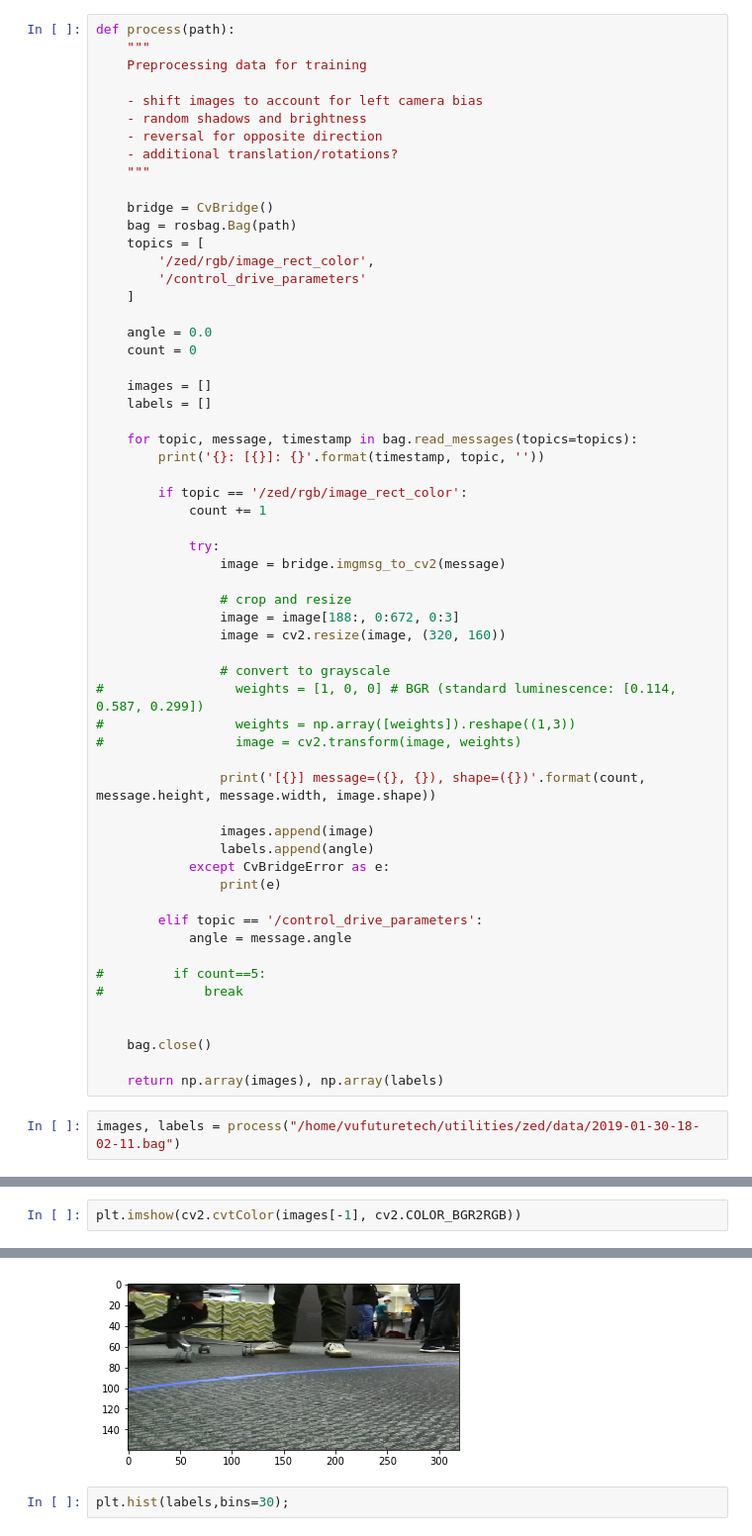
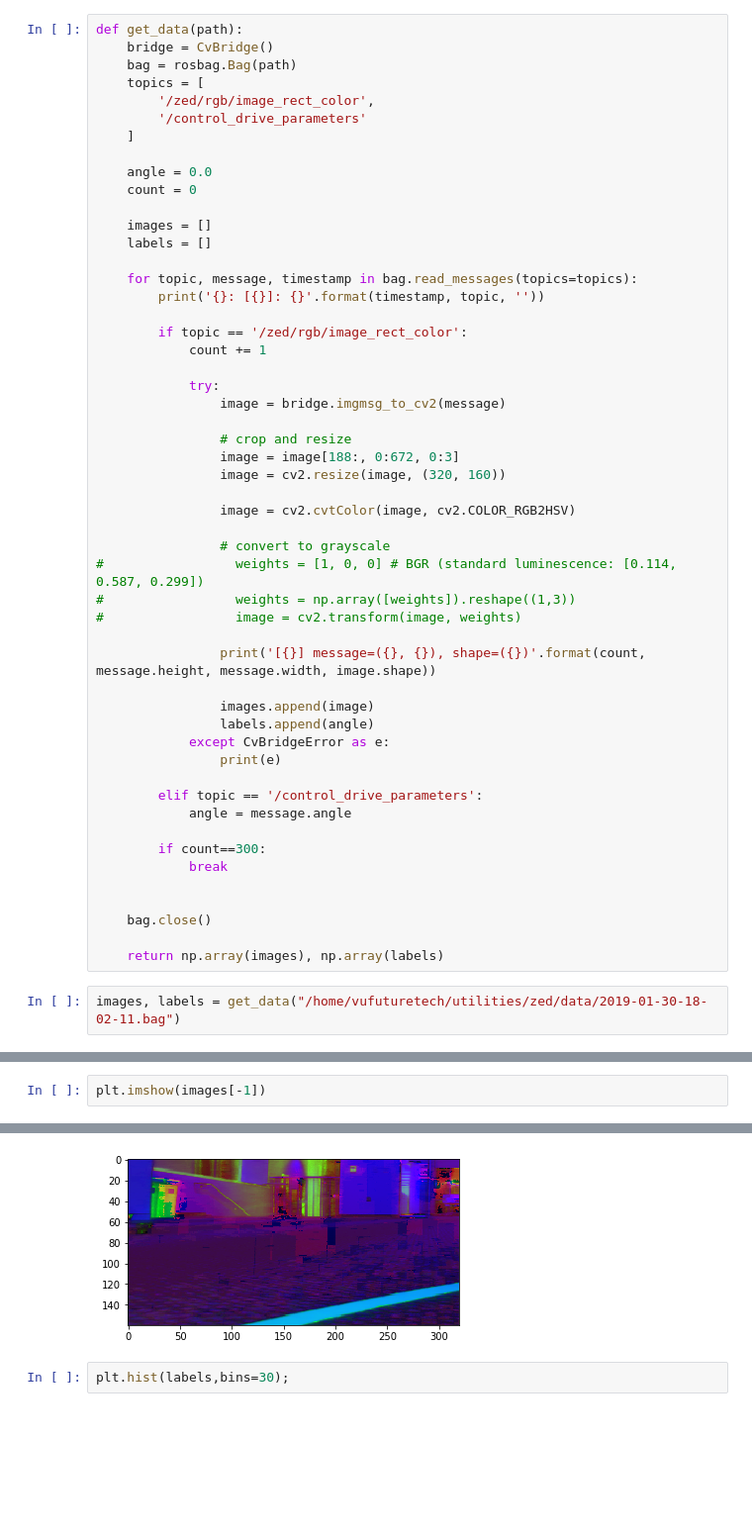
Before and after one commit to WizErnest/vugc1, a Jupyter notebook: vugc1_control/src/behavioral-cloning/preprocessing_nb.ipynb, the cells around one changed output, grey strips where cells are left out. Shown at 99% size. Cells and saved outputs as stored; diff of their text form; blank space fills up the shorter version.

```diff
--- a/vugc1_control/src/behavioral-cloning/preprocessing_nb.ipynb
+++ b/vugc1_control/src/behavioral-cloning/preprocessing_nb.ipynb
@@ -11,16 +12,7 @@ import rosbag
 import argparse
 from cv_bridge import CvBridge, CvBridgeError
 # %%
-def process(path):
-    """
-    Preprocessing data for training
-
-    - shift images to account for left camera bias
-    - random shadows and brightness
-    - reversal for opposite direction
-    - additional translation/rotations?
-    """
-
+def get_data(path):
     bridge = CvBridge()
     bag = rosbag.Bag(path)
     topics = [
@@ -47,6 +39,8 @@ def process(path):
                 image = image[188:, 0:672, 0:3]
                 image = cv2.resize(image, (320, 160))
 
+                image = cv2.cvtColor(image, cv2.COLOR_RGB2HSV)
+
                 # convert to grayscale
 #                 weights = [1, 0, 0] # BGR (standard luminescence: [0.114, 0.587, 0.299])
 #                 weights = np.array([weights]).reshape((1,3))
@@ -62,15 +56,15 @@ def process(path):
         elif topic == '/control_drive_parameters':
             angle = message.angle
 
-#         if count==5:
-#             break
+        if count==300:
+            break
 
 
     bag.close()
 
     return np.array(images), np.array(labels)
 # %%
-images, labels = process("/home/vufuturetech/utilities/zed/data/2019-01-30-18-02-11.bag")
+images, labels = get_data("/home/vufuturetech/utilities/zed/data/2019-01-30-18-02-11.bag")
 # %% [output]
 1548892932127249304: [/zed/rgb/image_rect_color]:
 [1] message=(720, 1280), shape=((160, 320, 3))
@@ -100,8 +107,8 @@ array([101., 101., 103., 103., 103., 117., 137., 137., 137., 117., 114.,
 # %%
-plt.imshow(cv2.cvtColor(images[-1], cv2.COLOR_BGR2RGB))
+plt.imshow(images[-1])
 # %% [output]
 <matplotlib.image.AxesImage at 0x...>
-[figure, old version]
+[figure, new version]
 # %%
 plt.hist(labels,bins=30);
 # %% [output]
```
Also changed, not shown: parts of 13 cells of this notebook.
